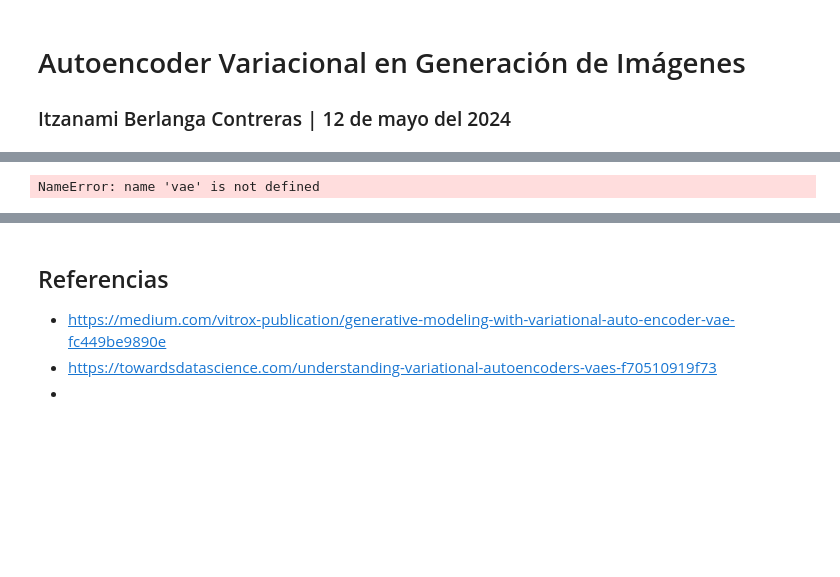
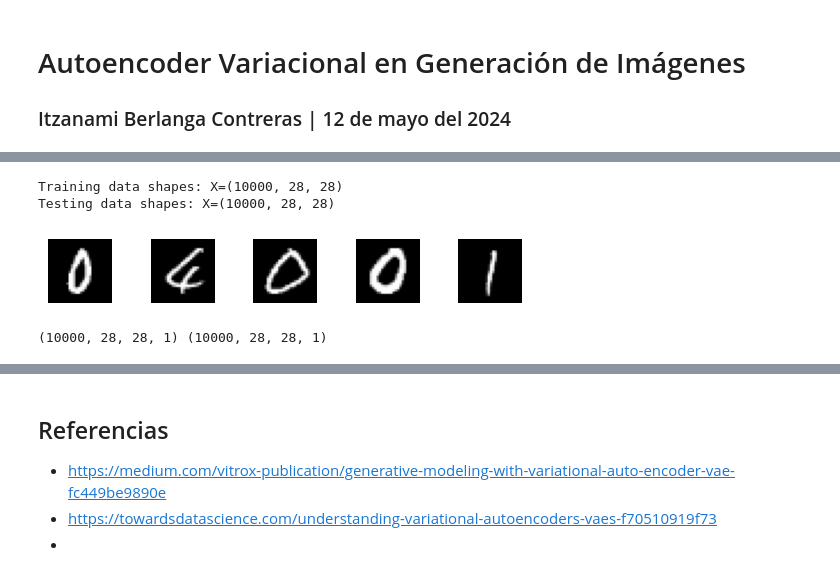
Before and after one commit to Pizzanami/Autoencoder_Variacional, a Jupyter notebook: Autoencoder_Variacional.ipynb, the cells around one changed output, grey strips where cells are left out. Saved outputs shown, nothing was run; the diff lists cells and outputs as text; code cells hidden in the pictures; blank space fills up the shorter version.

```diff
--- a/Autoencoder_Variacional.ipynb
+++ b/Autoencoder_Variacional.ipynb
@@ -78,10 +3,0 @@ Using 3148 files for validation.
-# %%
-# visualize a few random flowers
-plt.figure(figsize=(12, 28))
-
-for images, labels in flower_generator.take(1):
-  for i in range(len(images)):
-      ax = plt.subplot(8, 4, i + 1)
-      plt.imshow(images[i].numpy().astype("uint8"))
-      plt.title(flower_names[labels[i]])
-      plt.axis("off")
@@ -219,19 +3,0 @@ ValueError: When providing `outputs` as a list/tuple, all values in the list/tup
-# %%
-# add learning rate scheduling
-def exponential_decay_fn(epoch):
-  return 0.0001 * 0.1 ** (epoch / 10)
-
-lr_scheduler = keras.callbacks.LearningRateScheduler(exponential_decay_fn)
-
-# add early stopping
-early_stopping_cb = keras.callbacks.EarlyStopping(patience = 5, restore_best_weights = True)
-
-# clear the session for a clean run
-keras.backend.clear_session()
-tf.random.set_seed(42)
-
-vae.compile(loss = 'mean_squared_error', optimizer = keras.optimizers.Nadam())
-history = vae.fit(X_train, validation_data = X_valid,  epochs = 50, \
-                  callbacks = [lr_scheduler, early_stopping_cb])
-# %% [output]
-NameError: name 'vae' is not defined
@@ -237,0 +12,25 @@ NameError: name 'vae' is not defined
+# %%
+from tensorflow.keras.datasets import mnist
+(trainX, _), (testX, _) = mnist.load_data()
+trainX = trainX[0:10000]
+testX = testX[0:10000]
+print(f'Training data shapes: X={trainX.shape}')
+print(f'Testing data shapes: X={testX.shape}')
+for j in range(5):
+    i = np.random.randint(0, 10000)
+    plt.subplot(550 + 1 + j)
+    plt.imshow(trainX[i], cmap='gray')
+    plt.axis("off")
+plt.show()
+# %% [output]
+Training data shapes: X=(10000, 28, 28)
+Testing data shapes: X=(10000, 28, 28)
+[figure, added]
+# %%
+train_data = trainX.astype('float32')/255
+test_data = testX.astype('float32')/255
+train_data = np.reshape(train_data, (10000, 28, 28, 1))
+test_data = np.reshape(test_data, (10000, 28, 28, 1))
+print (train_data.shape, test_data.shape)
+# %% [output]
+(10000, 28, 28, 1) (10000, 28, 28, 1)
```
Also changed, not shown: parts of 22 cells of this notebook.
